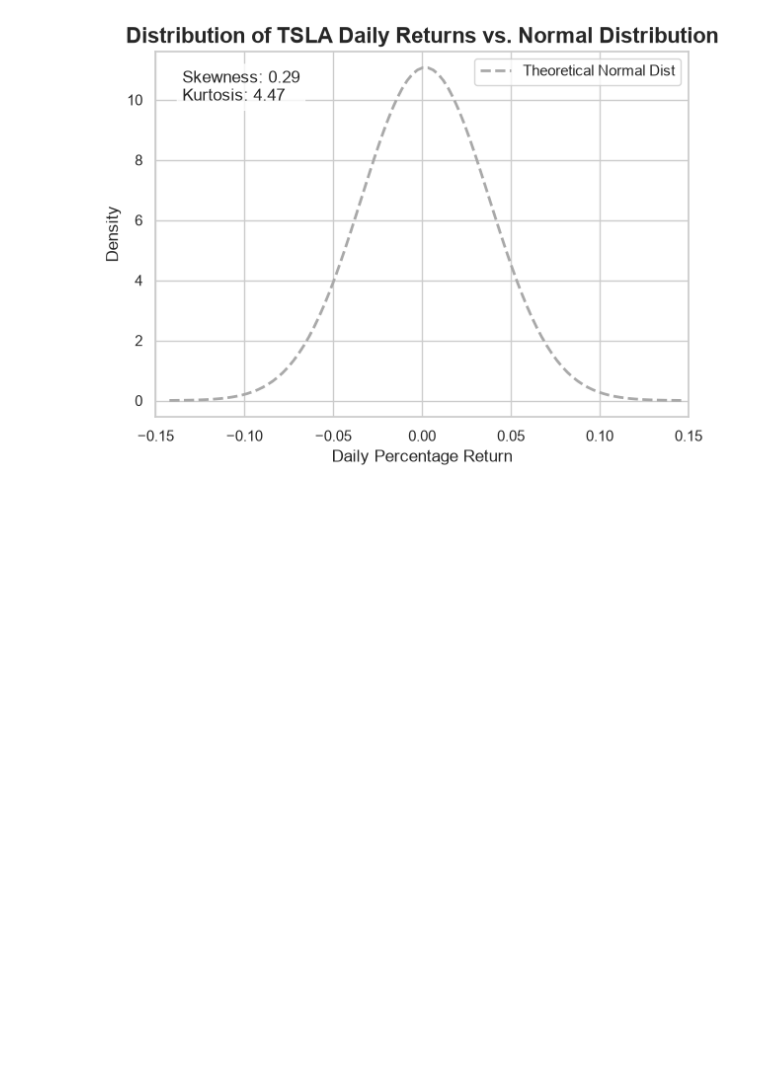
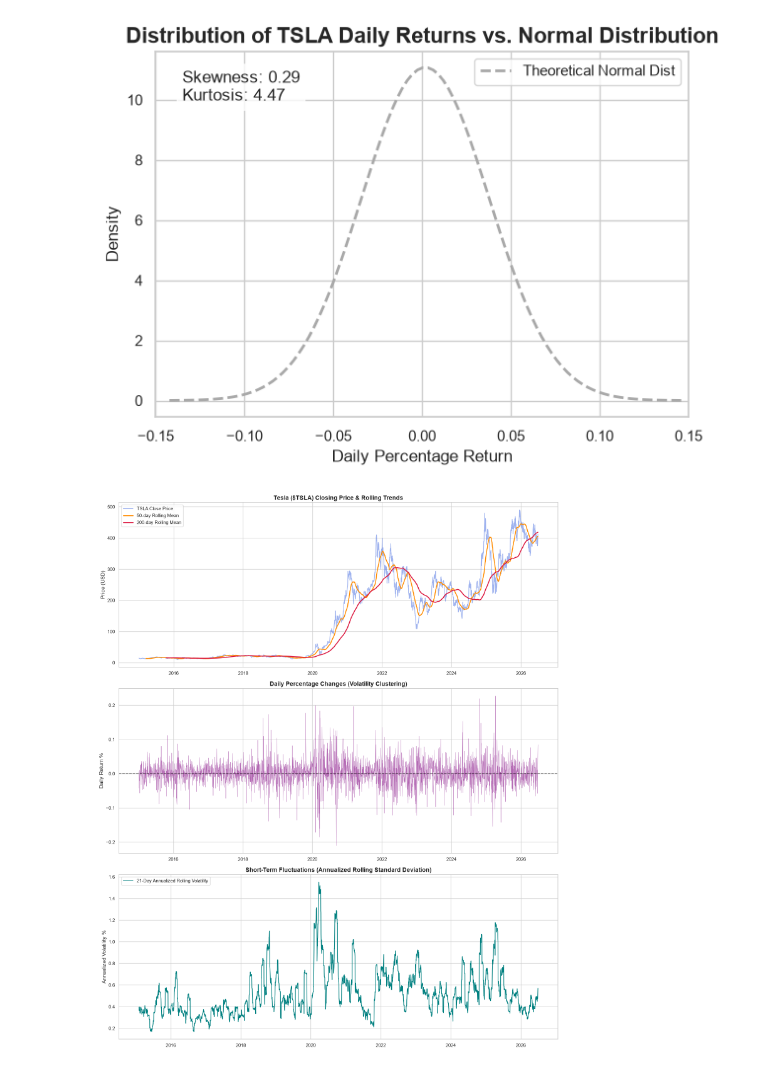
Before and after one commit to Rakeb-sys/portfolio-optimization, a Jupyter notebook: notebooks/TSLA_eda.ipynb, the cells around one changed output. Drawn from its saved outputs; the diff is of its cells as text; code cells hidden in the pictures; blank space fills up the shorter version.

```diff
--- a/notebooks/TSLA_eda.ipynb
+++ b/notebooks/TSLA_eda.ipynb
@@ -169,3 +173,57 @@ price_movingAvg(df)
 daily_return(df)
 # %% [output]
 [figure]
+# %%
+# Ensure your columns are clean 1D string labels
+if isinstance(df.columns, pd.MultiIndex):
+    df.columns = df.columns.get_level_values(0)
+else:
+    df.columns = [col.split("'")[1] if "('" in str(col) else str(col) for col in df.columns]
+# %%
+df.columns = [str(col) for col in df.columns]
+
+# Force extraction of 1D series for plotting safety
+close_vals = df['Close'].squeeze()
+returns_vals = df['Returns'].squeeze()
+log_returns_vals = df['Log_Returns'].squeeze()
+
+# Calculate rolling values safely as clean 1D series
+sma_50 = close_vals.rolling(window=50).mean()
+sma_200 = close_vals.rolling(window=200).mean()
+rolling_std = returns_vals.rolling(window=21).std() * np.sqrt(252)
+# %%
+# Set up the figure canvas
+sns.set_theme(style="whitegrid")
+fig, axes = plt.subplots(3, 1, figsize=(15, 18), sharex=False)
+
+# ==========================================
+# 1. CLOSING PRICE & ROLLING TRENDS
+# ==========================================
+# Explicitly use .index and the flattened 1D series arrays
+axes[0].plot(df.index, close_vals.values, label='TSLA Close Price', color='royalblue', alpha=0.5)
+axes[0].plot(df.index, sma_50.values, label='50-day Rolling Mean', color='darkorange', linewidth=2)
+axes[0].plot(df.index, sma_200.values, label='200-day Rolling Mean', color='crimson', linewidth=2)
+axes[0].set_title('Tesla ($TSLA) Closing Price & Rolling Trends', fontsize=14, fontweight='bold')
+axes[0].set_ylabel('Price (USD)')
+axes[0].legend(loc='upper left')
+
+# ==========================================
+# 2. DAILY PERCENTAGE CHANGE (VOLATILITY)
+# ==========================================
+axes[1].plot(df.index, returns_vals.values, color='purple', alpha=0.6, linewidth=0.5, label='Daily Return')
+axes[1].set_title('Daily Percentage Changes (Volatility Clustering)', fontsize=14, fontweight='bold')
+axes[1].set_ylabel('Daily Return %')
+axes[1].axhline(0, color='black', linestyle='--', alpha=0.5)
+
+# ==========================================
+# 3. ROLLING RISK PROFILE (STANDARD DEVIATION)
+# ==========================================
+axes[2].plot(df.index, rolling_std.values, color='teal', linewidth=1.5, label='21-Day Annualized Rolling Volatility')
+axes[2].set_title('Short-Term Fluctuations (Annualized Rolling Standard Deviation)', fontsize=14, fontweight='bold')
+axes[2].set_ylabel('Annualized Volatility %')
+axes[2].legend(loc='upper left')
+
+plt.tight_layout()
+plt.show()
+# %% [output]
+[figure, added]
```
Also changed, not shown: parts of 4 cells of this notebook, 2 other files.
